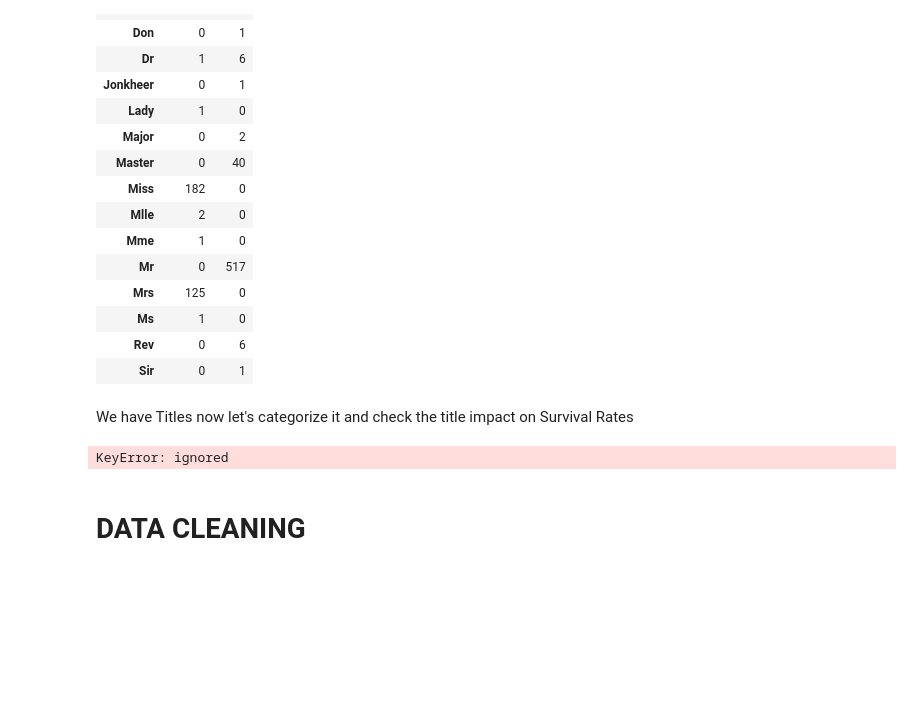
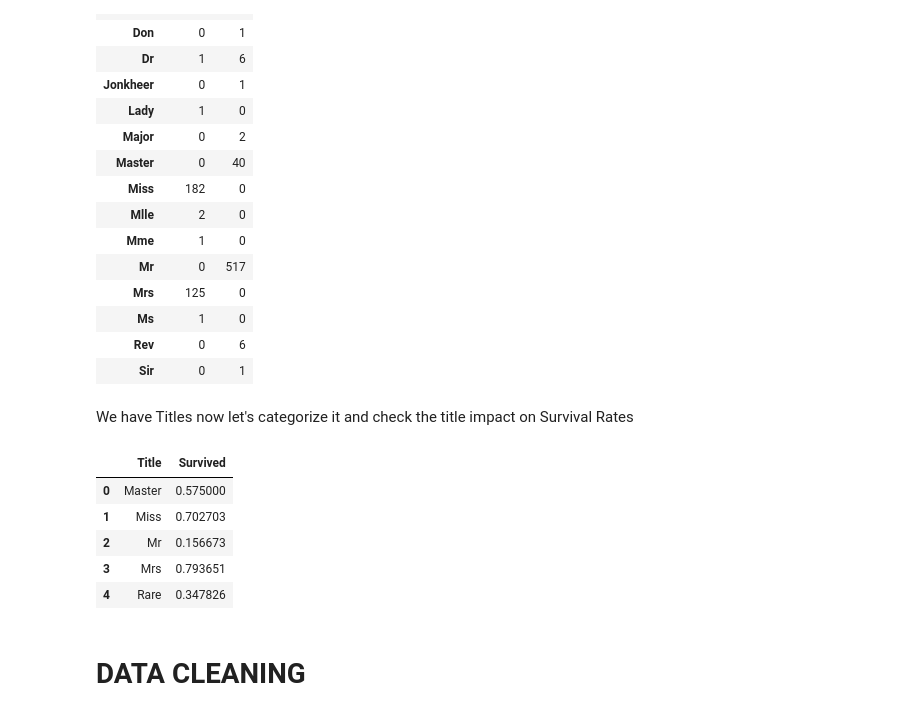
Before and after one commit to Nzaya/Titanic-Prediction-and-Spam-Prediction, a Jupyter notebook: Moringa_Data_Science_Core_W9_Independent_Project_2019_06_Sharon_Nzaya_Python_Notebook.ipynb, the cells around one changed output. Cells and saved outputs as stored; diff of their text form; code cells hidden in the pictures; blank space fills up the shorter version.

```diff
--- a/Moringa_Data_Science_Core_W9_Independent_Project_2019_06_Sharon_Nzaya_Python_Notebook.ipynb
+++ b/Moringa_Data_Science_Core_W9_Independent_Project_2019_06_Sharon_Nzaya_Python_Notebook.ipynb
@@ -120,9 +146,9 @@ print(train[['FamilySize','Survived']].groupby(['FamilySize'], as_index=False).m
 Let us check if people were Alone or Not
 # %%
 for dataset in full_data:
-  train['IsAlone']=0
-  train.loc[train['FamilySize']==1,'IsAlone']=1
-print(train[['IsAlone', 'Survived']].groupby(['IsAlone'], as_index= False).mean())
+    dataset['IsAlone'] = 0
+    dataset.loc[dataset['FamilySize'] == 1, 'IsAlone'] = 1
+print (train[['IsAlone', 'Survived']].groupby(['IsAlone'], as_index=False).mean())
 # %% [output]
    IsAlone  Survived
 0        0  0.505650
@@ -133,8 +159,8 @@ print(train[['IsAlone', 'Survived']].groupby(['IsAlone'], as_index= False).mean(
 This has some missing values.It has three possible values. S port used by most passengers. We fill the missing values with 'S
 # %%
 for dataset in full_data:
-  train['Embarked']=train['Embarked'].fillna('S')
-print(train[['Embarked','Survived']].groupby(['Embarked'],as_index=False).mean())
+  dataset['Embarked'] = dataset['Embarked'].fillna('S')
+print (train[['Embarked', 'Survived']].groupby(['Embarked'], as_index=False).mean())
 # %% [output]
   Embarked  Survived
 0        C  0.553571
@@ -147,8 +171,8 @@ This has some missing values and we will replace it with median then later categ
 # %%
 for dataset in full_data:
-  train['Fare']=train['Fare'].fillna(train['Fare'].median())
-  train['CategoricalFare']=pd.qcut(train['Fare'],4)
-print(train[['CategoricalFare','Survived']].groupby(['CategoricalFare'],as_index=False).mean())
+  dataset['Fare'] = dataset['Fare'].fillna(train['Fare'].median())
+train['CategoricalFare'] = pd.qcut(train['Fare'], 4)
+print (train[['CategoricalFare', 'Survived']].groupby(['CategoricalFare'], as_index=False).mean())
 # %% [output]
    CategoricalFare  Survived
 0   (-0.001, 7.91]  0.197309
@@ -204,7 +228,7 @@ def get_title(name):
   return ""
 # %%
 for dataset in full_data:
-  train['Title']= train.Name.str.extract('([A-Za-z]+)\.',expand= False)
+  dataset['Title']= dataset.Name.str.extract('([A-Za-z]+)\.',expand= False)
 pd.crosstab(train['Title'], train['Sex'])
 # %% [output]
 | Sex | female | male |
@@ -229,16 +253,22 @@ pd.crosstab(train['Title'], train['Sex'])
 # %% [markdown]
 We have Titles now let's categorize it and check the title impact on Survival Rates
 # %%
-import re as re
 for dataset in full_data:
-    dataset['Title'] = dataset['Title'].replace(['Lady', 'Countess','Capt', 'Col','Don', 'Dr', 'Major', 'Rev', 'Sir', 'Jonkheer', 'Dona'], 'Rare')
+    dataset['Title'] = dataset['Title'].replace(['Lady', 'Countess','Capt', 'Col',\
+ 	'Don', 'Dr', 'Major', 'Rev', 'Sir', 'Jonkheer', 'Dona'], 'Rare')
 
     dataset['Title'] = dataset['Title'].replace('Mlle', 'Miss')
     dataset['Title'] = dataset['Title'].replace('Ms', 'Miss')
     dataset['Title'] = dataset['Title'].replace('Mme', 'Mrs')
-print (train[['Title','Survived']].groupby(['Title'], as_index=False).mean())
+
+train[['Title', 'Survived']].groupby(['Title'], as_index=False).mean()
 # %% [output]
-KeyError: ignored
+|  | Title | Survived |
+| 0 | Master | 0.575000 |
+| 1 | Miss | 0.702703 |
+| 2 | Mr | 0.156673 |
+| 3 | Mrs | 0.793651 |
+| 4 | Rare | 0.347826 |
 # %% [markdown]
 # DATA CLEANING
 # %%
```
Also changed, not shown: parts of 71 cells of this notebook.
